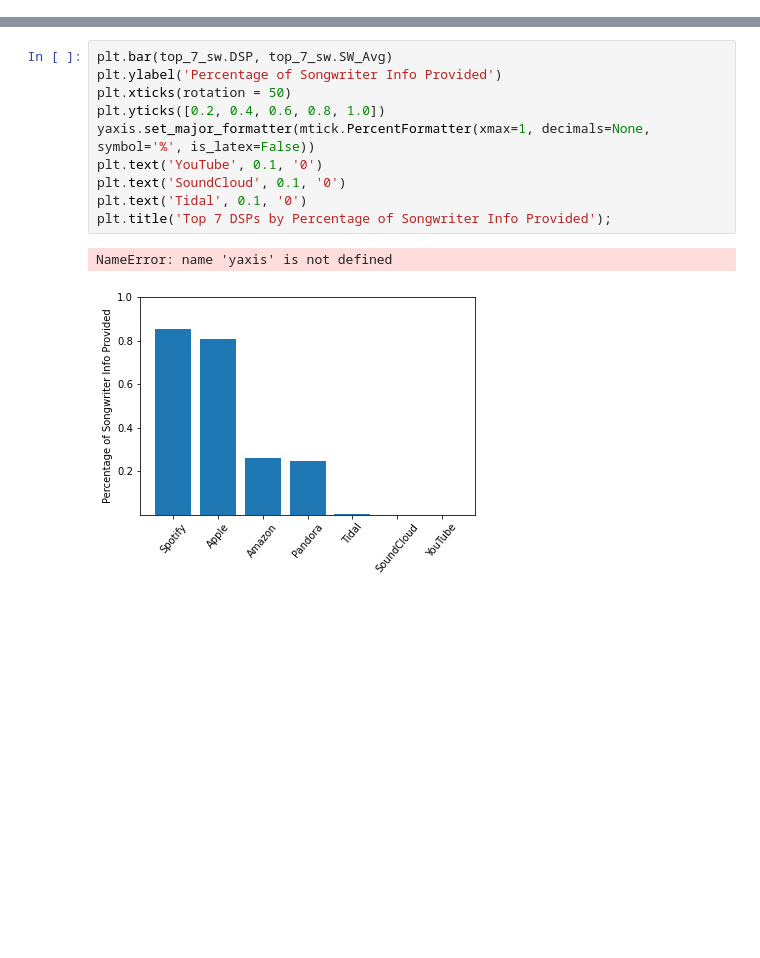
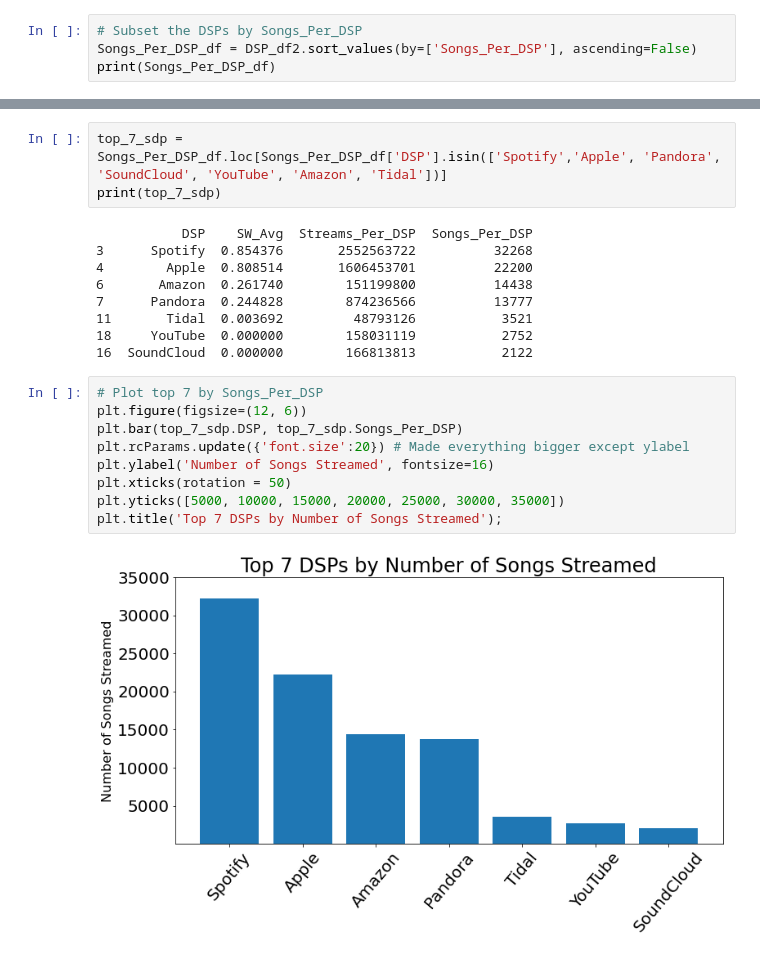
Before and after one commit to NSS-Data-Analytics-Cohort-6/mlc-project-nan-nagini, a Jupyter notebook: Notebooks/mlc_python_proj.ipynb, the cells around one changed output, grey strips where cells are left out. Drawn from its saved outputs; the diff is of its cells as text; blank space fills up the shorter version.

```diff
--- a/Notebooks/mlc_python_proj.ipynb
+++ b/Notebooks/mlc_python_proj.ipynb
@@ -318,0 +387,4 @@ plt.bar(top_7_sw.DSP, top_7_sw.SW_Avg)
+# %%
+# Subset the DSPs by Songs_Per_DSP
+Songs_Per_DSP_df = DSP_df2.sort_values(by=['Songs_Per_DSP'], ascending=False)
+print(Songs_Per_DSP_df)
@@ -319,13 +409,23 @@ plt.bar(top_7_sw.DSP, top_7_sw.SW_Avg)
+# %%
+top_7_sdp = Songs_Per_DSP_df.loc[Songs_Per_DSP_df['DSP'].isin(['Spotify','Apple', 'Pandora', 'SoundCloud', 'YouTube', 'Amazon', 'Tidal'])]
+print(top_7_sdp)
+# %% [output]
+           DSP    SW_Avg  Streams_Per_DSP  Songs_Per_DSP
+3      Spotify  0.854376       2552563722          32268
+4        Apple  0.808514       1606453701          22200
+6       Amazon  0.261740        151199800          14438
+7      Pandora  0.244828        874236566          13777
+11       Tidal  0.003692         48793126           3521
+18     YouTube  0.000000        158031119           2752
+16  SoundCloud  0.000000        166813813           2122
 # %%
-plt.bar(top_7_sw.DSP, top_7_sw.SW_Avg)
-plt.ylabel('Percentage of Songwriter Info Provided')
+# Plot top 7 by Songs_Per_DSP
+plt.figure(figsize=(12, 6))
+plt.bar(top_7_sdp.DSP, top_7_sdp.Songs_Per_DSP)
+plt.rcParams.update({'font.size':20}) # Made everything bigger except ylabel
+plt.ylabel('Number of Songs Streamed', fontsize=16)
 plt.xticks(rotation = 50)
-plt.yticks([0.2, 0.4, 0.6, 0.8, 1.0])
-yaxis.set_major_formatter(mtick.PercentFormatter(xmax=1, decimals=None, symbol='%', is_latex=False))
-plt.text('YouTube', 0.1, '0')
-plt.text('SoundCloud', 0.1, '0')
-plt.text('Tidal', 0.1, '0')
-plt.title('Top 7 DSPs by Percentage of Songwriter Info Provided');
+plt.yticks([5000, 10000, 15000, 20000, 25000, 30000, 35000])
+plt.title('Top 7 DSPs by Number of Songs Streamed');
 # %% [output]
-NameError: name 'yaxis' is not defined
-[figure, old version]
+[figure, new version]
```
Also changed, not shown: parts of 20 cells of this notebook.
